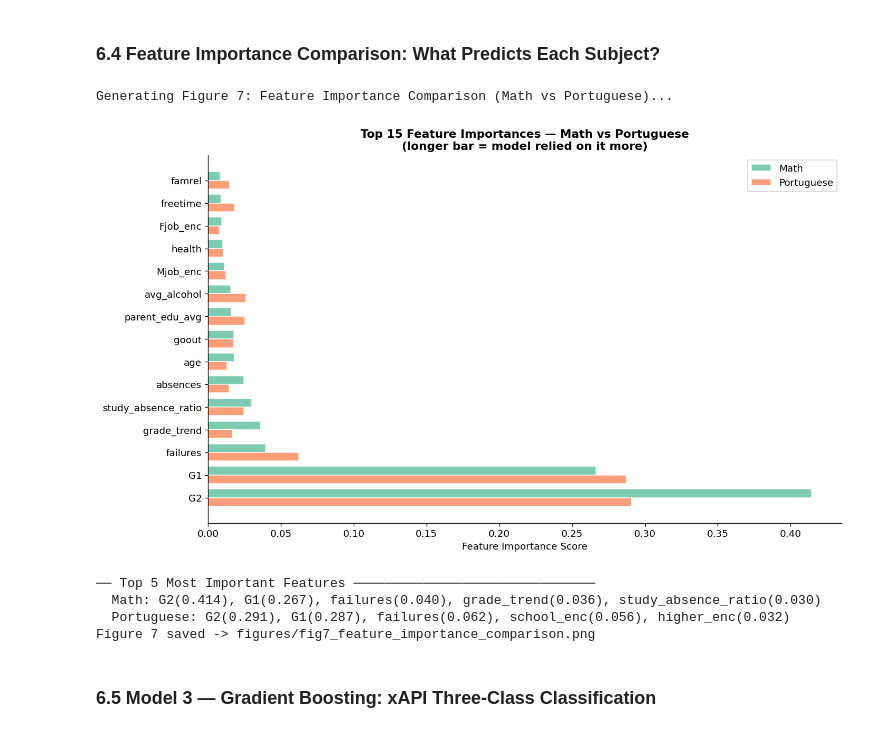
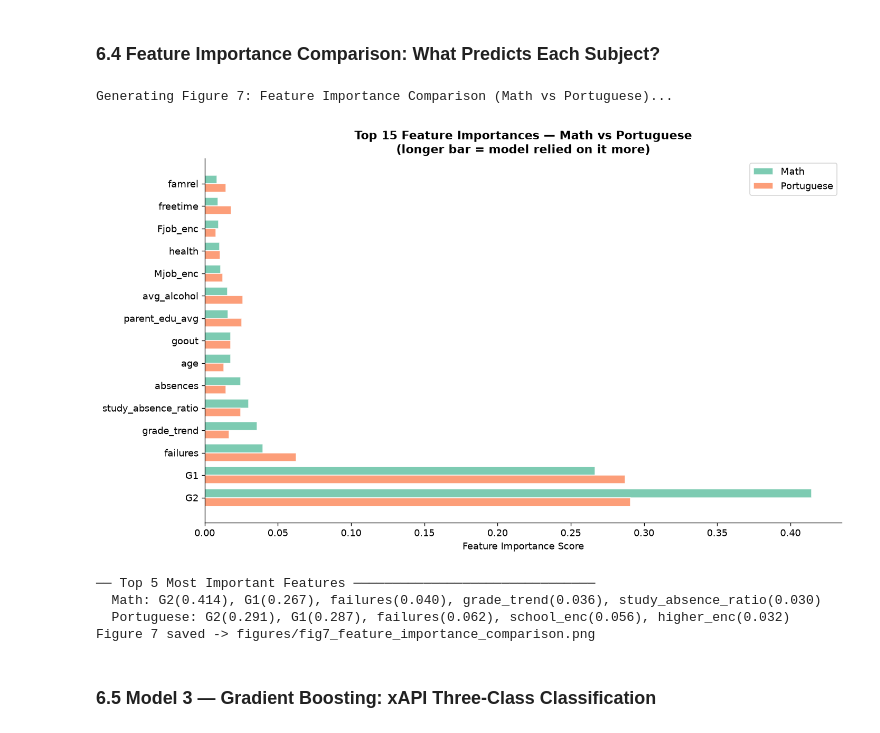
Before and after one commit to YasithaNV2001/student-performance-analytics, a Jupyter notebook: analysis.ipynb, the cells around one changed output. Saved outputs shown, nothing was run; the diff lists cells and outputs as text; code cells hidden in the pictures.

```diff
--- a/analysis.ipynb
+++ b/analysis.ipynb
@@ -794,30 +609,15 @@ Figure 3 saved -> figures/fig3_feature_distributions.png
 #
 #   goout, freetime:
 #     Weakly negative — more leisure activity = slightly lower grades.
-
+# Code: src/plots.py (fig4_correlation_heatmaps)
 
 print("Generating Figure 4: Correlation Heatmaps (Math vs Portuguese)...")
-
-num_cols = ['age','Medu','Fedu','traveltime','studytime','failures',
-            'famrel','freetime','goout','Dalc','Walc','health','absences','G1','G2','G3']
-
-fig, axes = plt.subplots(1, 2, figsize=(16, 7))
-for ax, (df, subj) in zip(axes, [(df_mat_p,'Math'), (df_por_p,'Portuguese')]):
-    cols = [c for c in num_cols if c in df.columns]
-    corr = df[cols].corr()
-    mask = np.triu(np.ones_like(corr, dtype=bool))  # hide upper triangle (mirror)
-    sns.heatmap(corr, mask=mask, annot=True, fmt='.2f', cmap='RdYlGn',
-                center=0, ax=ax, linewidths=0.4, annot_kws={'size':7},
-                cbar_kws={'shrink':0.7}, square=True)
-    ax.set_title(f'{subj} — Feature Correlation Matrix', fontweight='bold')
-
-plt.tight_layout()
-plt.savefig('figures/fig4_correlation_heatmaps.png', bbox_inches='tight')
+plots.fig4_correlation_heatmaps(df_mat_p, df_por_p)
 plt.show()
 
 print("\n── Top Correlations with Final Grade (G3) ─────────────────────")
 for df, subj in [(df_mat_p,'Math'),(df_por_p,'Portuguese')]:
-    cols = [c for c in num_cols if c in df.columns and c != 'G3']
+    cols = [c for c in plots.CORR_COLS if c in df.columns and c != 'G3']
     corrs = df[cols+['G3']].corr()['G3'].drop('G3').sort_values(key=abs, ascending=False)
     top = corrs.head(3)
     bot = corrs.tail(2)
@@ -1183,52 +878,38 @@ Figure 6 saved -> figures/fig6_rf_comparison.png
 # Higher value = the model relied on that feature more when making decisions.
 #
 # This grouped horizontal bar chart shows the TOP 15 Math features
 # alongside the corresponding importance for Portuguese.
 #
 # KEY QUESTIONS THIS ANSWERS:
 #   - Do G2 and G1 dominate both subjects? (Expected: yes — prior grades
 #     are the strongest predictor of future performance in both)
 #   - Does study time matter more for one subject than the other?
 #   - Do the engineered features (grade_trend, avg_alcohol) add value?
 #   - Which social factors (alcohol, going out, family support) appear
 #     differently across subjects?
 #
 # If bars look very similar for both subjects:
 #   -> Performance is driven by the same underlying factors universally
 # If bars diverge significantly:
 #   -> Subject-specific interventions may be more effective than general ones
-
+# Code: src/models.py (feature_importances), src/plots.py (fig7_feature_importance)
 
 print("Generating Figure 7: Feature Importance Comparison (Math vs Portuguese)...")
 
-fi_mat = pd.Series(dict(zip(feat_cols_mat, rf_math.feature_importances_)))
-fi_por = pd.Series(dict(zip(feat_cols_por, rf_port.feature_importances_)))
-fi_df  = pd.DataFrame({'Math': fi_mat, 'Portuguese': fi_por}).fillna(0)
-fi_df  = fi_df.sort_values('Math', ascending=False).head(15)
-
-fig, ax = plt.subplots(figsize=(12, 7))
-x = np.arange(len(fi_df))
-w = 0.38
-ax.barh(x + w/2, fi_df['Math'],       w, label='Math',       color=SUBJECT_COLORS['Math'],       alpha=0.85, edgecolor='white')
-ax.barh(x - w/2, fi_df['Portuguese'], w, label='Portuguese', color=SUBJECT_COLORS['Portuguese'], alpha=0.85, edgecolor='white')
-ax.set_yticks(x)
-ax.set_yticklabels(fi_df.index)
-ax.set_title('Top 15 Feature Importances — Math vs Portuguese\n(longer bar = model relied on it more)', fontweight='bold')
-ax.set_xlabel('Feature Importance Score')
-ax.legend()
-plt.tight_layout()
-plt.savefig('figures/fig7_feature_importance_comparison.png', bbox_inches='tight')
+fi_mat = models.feature_importances(res_math['model'], feat_cols_mat)
+fi_por = models.feature_importances(res_por['model'], feat_cols_por)
+plots.fig7_feature_importance(fi_mat, fi_por)
 plt.show()
 
 print("\n── Top 5 Most Important Features ───────────────────────────────")
 for subj, fi in [('Math', fi_mat),('Portuguese', fi_por)]:
     top5 = fi.sort_values(ascending=False).head(5)
     names = ', '.join([f'{n}({v:.3f})' for n, v in top5.items()])
     print(f"  {subj}: {names}")
 print("Figure 7 saved -> figures/fig7_feature_importance_comparison.png")
 # %% [output]
 Generating Figure 7: Feature Importance Comparison (Math vs Portuguese)...
-[figure, old version]
+[figure, new version]
 ── Top 5 Most Important Features ───────────────────────────────
   Math: G2(0.414), G1(0.267), failures(0.040), grade_trend(0.036), study_absence_ratio(0.030)
   Portuguese: G2(0.291), G1(0.287), failures(0.062), school_enc(0.056), higher_enc(0.032)
```
Also changed, not shown: parts of 30 cells of this notebook, 16 other files.
